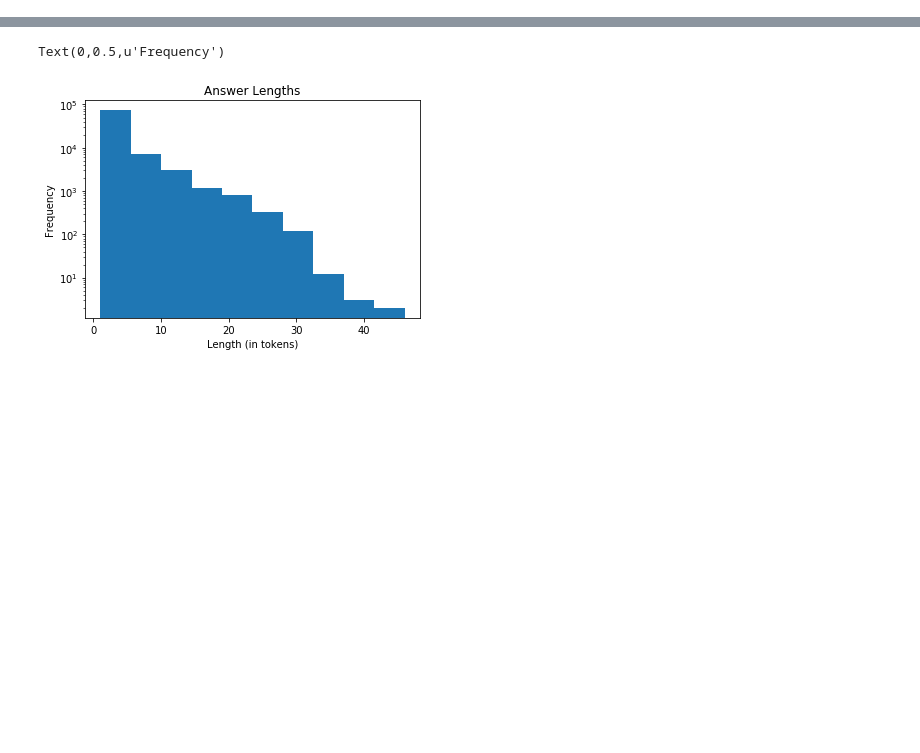
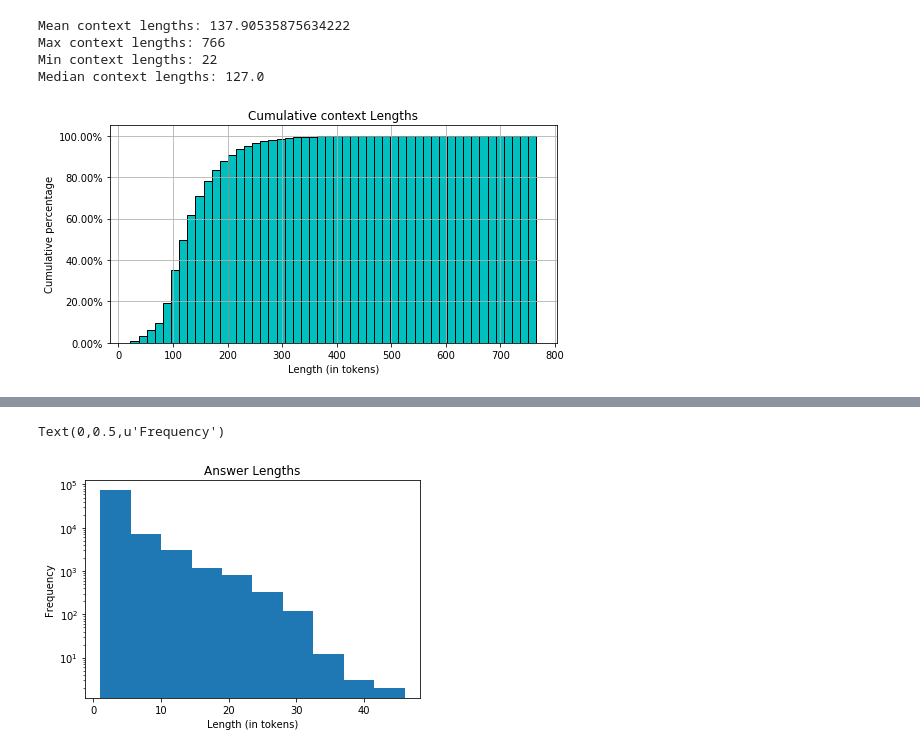
Before and after one commit to MatejKosec/cs224n_NLP_2018, a Jupyter notebook: data/train_data_stats.ipynb, the cells around one changed output, grey strips where cells are left out. Saved outputs shown, nothing was run; the diff lists cells and outputs as text; code cells hidden in the pictures; blank space fills up the shorter version.

Commit message:
Data plots

```diff
--- a/data/train_data_stats.ipynb
+++ b/data/train_data_stats.ipynb
@@ -3,0 +8,36 @@ import matplotlib.pyplot as plt
+# %%
+context = open("train.context", "r")
+context_lens = [len(example.split()) for example in context]
+
+
+def to_percent(y, position):
+    # Ignore the passed in position. This has the effect of scaling the default
+    # tick locations.
+    s = '%3.2f'%(100 * y)
+
+    # The percent symbol needs escaping in latex
+    if matplotlib.rcParams['text.usetex'] is True:
+        return s + r'$\%$'
+    else:
+        return s + '%'
+plt.figure(figsize=(8,4))
+plt.hist(context_lens, bins=50, cumulative=True, normed=True,facecolor='c',edgecolor='k')
+formatter = FuncFormatter(to_percent)
+plt.gca().yaxis.set_major_formatter(formatter)
+#plt.yscale('log', nonposy='clip') #comment out to remove log scale
+plt.grid(which='both')
+plt.title("Cumulative context Lengths")
+plt.xlabel("Length (in tokens)")
+plt.ylabel("Cumulative percentage")
+filename = "context_lengths_cumulative.png"
+plt.savefig(filename,dpi=300, bbox_inches='tight')
+print('Mean context lengths:', np.mean(context_lens))
+print('Max context lengths:', np.max(context_lens))
+print('Min context lengths:', np.min(context_lens))
+print('Median context lengths:', np.median(context_lens))
+# %% [output]
+Mean context lengths: 137.90535875634222
+Max context lengths: 766
+Min context lengths: 22
+Median context lengths: 127.0
+[figure, added]
```
Also changed, not shown: parts of 7 cells of this notebook.
